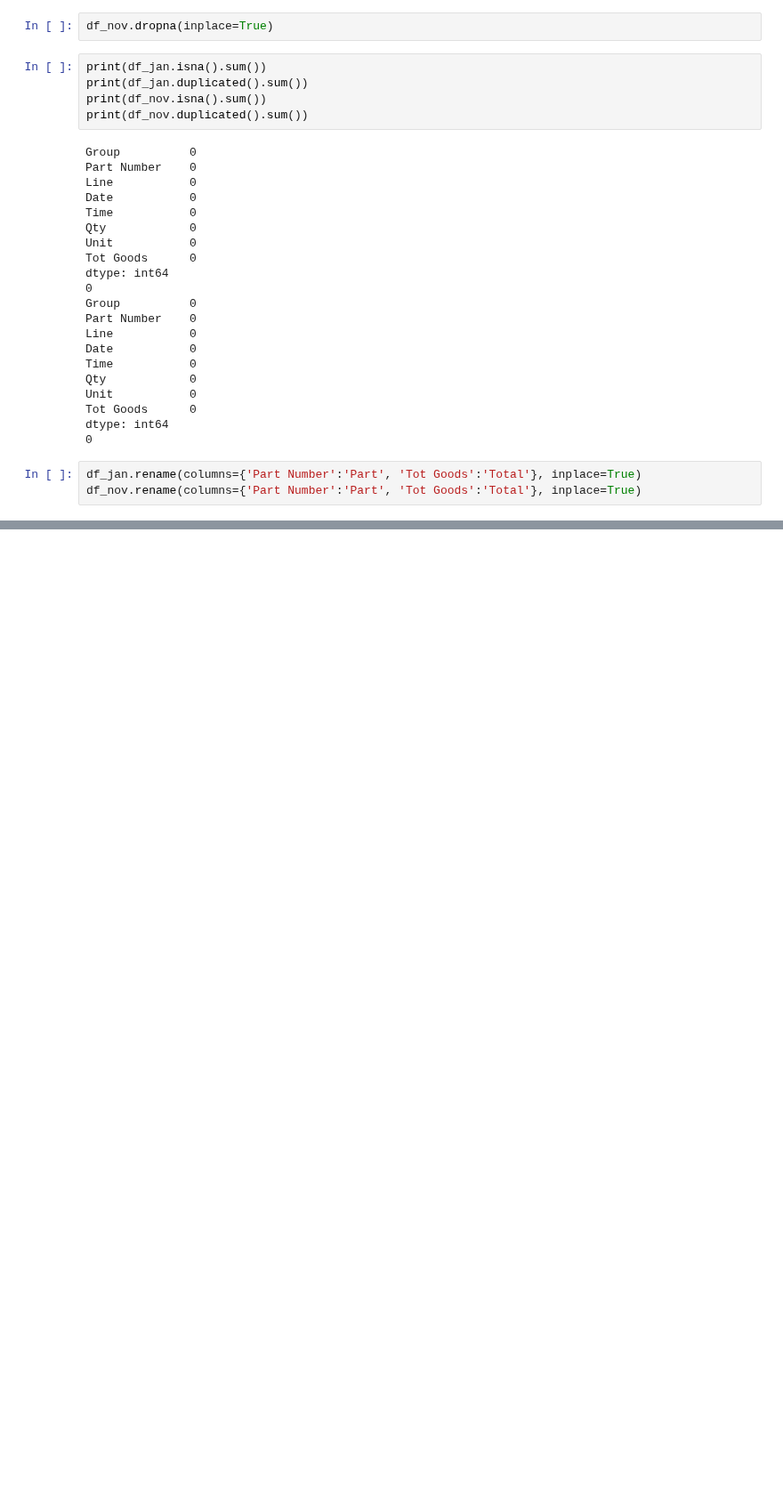
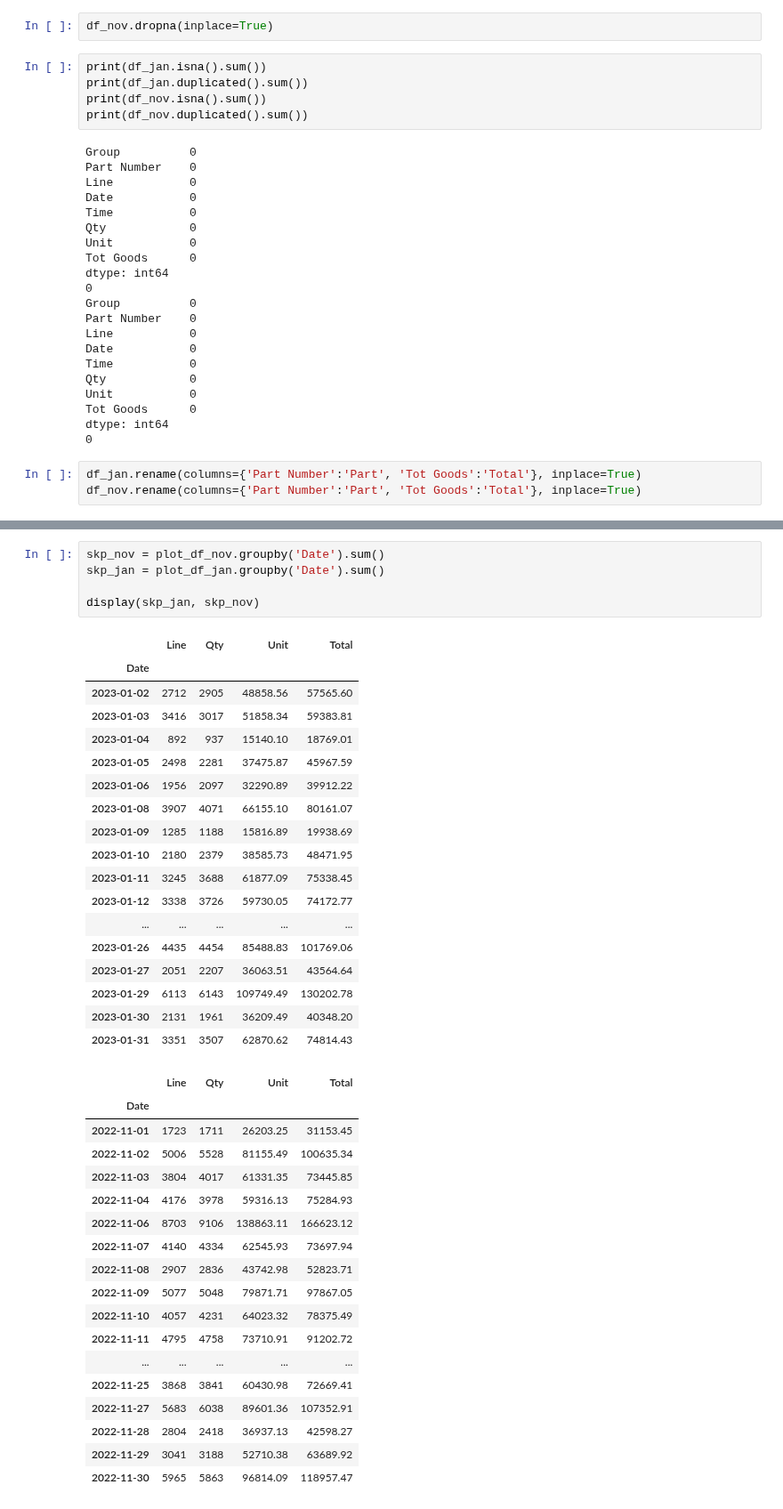
Before and after one commit to zeekwired/Tristate, a Jupyter notebook: TS2 Sales Prediction/Untitled.ipynb, the cells around one changed output, grey strips where cells are left out. Shown at 89% size. Saved outputs shown, nothing was run; the diff lists cells and outputs as text; blank space fills up the shorter version.

```diff
--- a/TS2 Sales Prediction/Untitled.ipynb
+++ b/TS2 Sales Prediction/Untitled.ipynb
@@ -126,0 +172,42 @@ plt.xticks(rotation=45);
+# %%
+skp_nov = plot_df_nov.groupby('Date').sum()
+skp_jan = plot_df_jan.groupby('Date').sum()
+
+display(skp_jan, skp_nov)
+# %% [output]
+|  | Line | Qty | Unit | Total |
+| Date |  |  |  |  |
+| 2023-01-02 | 2712 | 2905 | 48858.56 | 57565.60 |
+| 2023-01-03 | 3416 | 3017 | 51858.34 | 59383.81 |
+| 2023-01-04 | 892 | 937 | 15140.10 | 18769.01 |
+| 2023-01-05 | 2498 | 2281 | 37475.87 | 45967.59 |
+| 2023-01-06 | 1956 | 2097 | 32290.89 | 39912.22 |
+| 2023-01-08 | 3907 | 4071 | 66155.10 | 80161.07 |
+| 2023-01-09 | 1285 | 1188 | 15816.89 | 19938.69 |
+| 2023-01-10 | 2180 | 2379 | 38585.73 | 48471.95 |
+| 2023-01-11 | 3245 | 3688 | 61877.09 | 75338.45 |
+| 2023-01-12 | 3338 | 3726 | 59730.05 | 74172.77 |
+| ... | ... | ... | ... | ... |
+| 2023-01-26 | 4435 | 4454 | 85488.83 | 101769.06 |
+| 2023-01-27 | 2051 | 2207 | 36063.51 | 43564.64 |
+| 2023-01-29 | 6113 | 6143 | 109749.49 | 130202.78 |
+| 2023-01-30 | 2131 | 1961 | 36209.49 | 40348.20 |
+| 2023-01-31 | 3351 | 3507 | 62870.62 | 74814.43 |
+|  | Line | Qty | Unit | Total |
+| Date |  |  |  |  |
+| 2022-11-01 | 1723 | 1711 | 26203.25 | 31153.45 |
+| 2022-11-02 | 5006 | 5528 | 81155.49 | 100635.34 |
+| 2022-11-03 | 3804 | 4017 | 61331.35 | 73445.85 |
+| 2022-11-04 | 4176 | 3978 | 59316.13 | 75284.93 |
+| 2022-11-06 | 8703 | 9106 | 138863.11 | 166623.12 |
+| 2022-11-07 | 4140 | 4334 | 62545.93 | 73697.94 |
+| 2022-11-08 | 2907 | 2836 | 43742.98 | 52823.71 |
+| 2022-11-09 | 5077 | 5048 | 79871.71 | 97867.05 |
+| 2022-11-10 | 4057 | 4231 | 64023.32 | 78375.49 |
+| 2022-11-11 | 4795 | 4758 | 73710.91 | 91202.72 |
+| ... | ... | ... | ... | ... |
+| 2022-11-25 | 3868 | 3841 | 60430.98 | 72669.41 |
+| 2022-11-27 | 5683 | 6038 | 89601.36 | 107352.91 |
+| 2022-11-28 | 2804 | 2418 | 36937.13 | 42598.27 |
+| 2022-11-29 | 3041 | 3188 | 52710.38 | 63689.92 |
+| 2022-11-30 | 5965 | 5863 | 96814.09 | 118957.47 |
```
Also changed, not shown: parts of 9 cells of this notebook.
